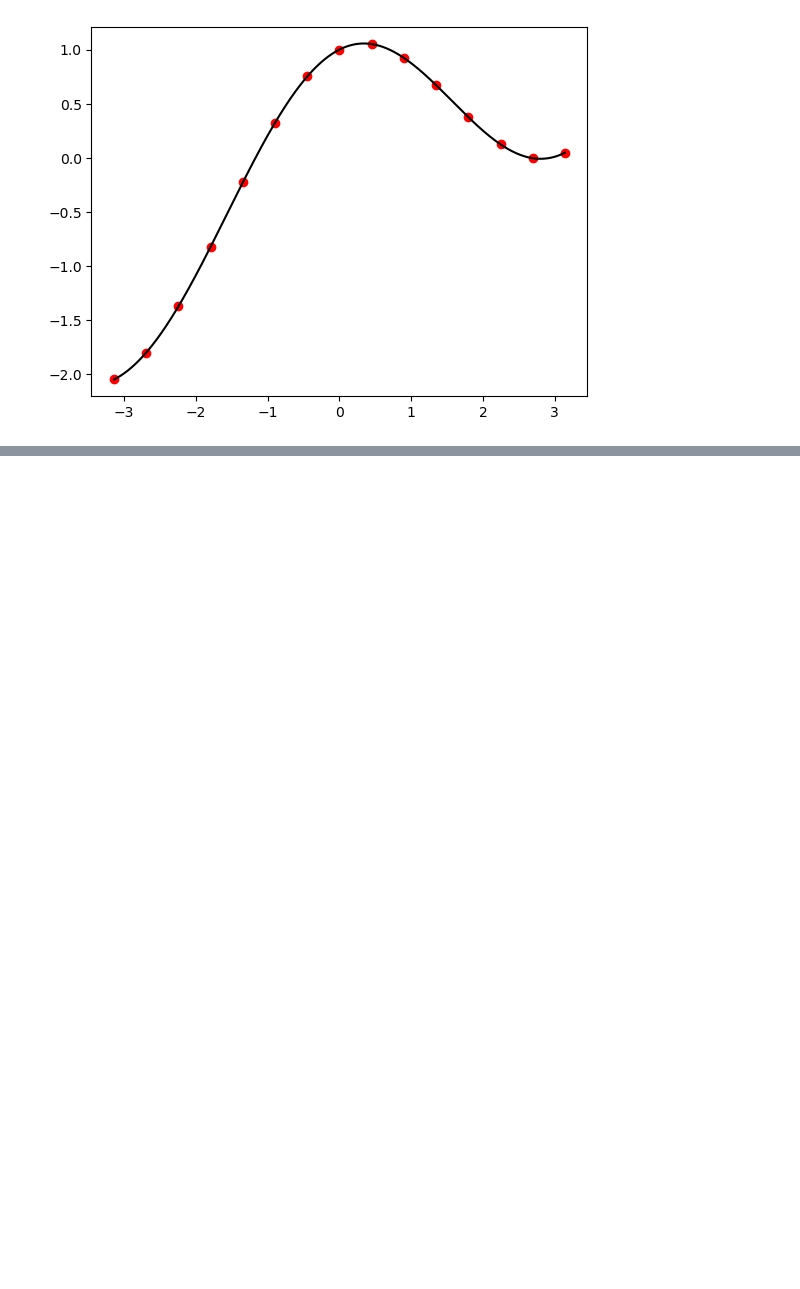
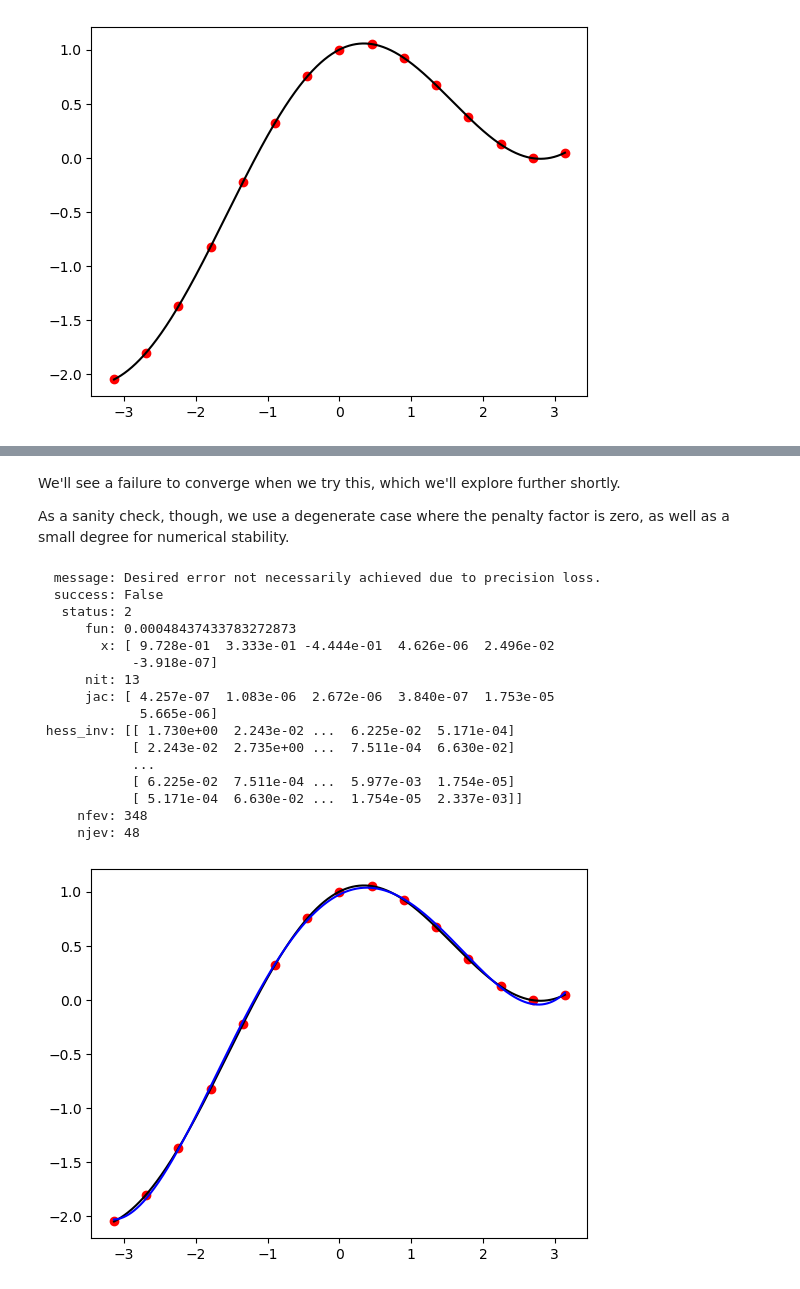
Before and after one commit to OllieHenry/overparametrized, a Jupyter notebook: demo.ipynb, the cells around one changed output, grey strips where cells are left out. Saved outputs shown, nothing was run; the diff lists cells and outputs as text; code cells hidden in the pictures; blank space fills up the shorter version.

```diff
--- a/demo.ipynb
+++ b/demo.ipynb
@@ -46,10 +85,49 @@ plot_unbiased(100)
 # %%
-def plot_biased(n: int) -> None:
+def plot_biased(n: int, penalty_factor: float = 1.0, gamma = 1.1) -> None:
     poly_n = PolynomialFeatures(degree=n)
     X_sample_poly_n = poly_n.fit_transform(X_sample.reshape(-1,1))
     X_full_poly_n = poly_n.fit_transform(X_full.reshape(-1,1))
-    lin = LinearRegression().fit(X_sample_poly_n, Y_true_sample)
-    Y_pred_full = lin.predict(X_full_poly_n)
+
+    def loss(theta):
+        predictions = X_sample_poly_n @ theta
+        mse = ((predictions - Y_true_sample) ** 2).mean()
+
+        weights = (gamma ** np.arange(len(theta))) * penalty_factor
+        regularization = (weights * theta).sum()
+
+        return mse + regularization
+
+    theta0 = np.zeros(X_sample_poly_n.shape[1])
+
+    res = minimize(loss, theta0)
+    theta_opt = res.x
+
+    Y_pred_full = X_full_poly_n @ theta_opt
     plt.plot(X_full, Y_true_full, color='black')
     plt.scatter(X_sample, Y_true_sample, color='red')
     plt.plot(X_full, Y_pred_full, color='blue')
+    print(res)
+# %% [markdown]
+We'll see a failure to converge when we try this, which we'll explore further shortly.
+
+As a sanity check, though, we use a degenerate case where the penalty factor is zero, as well as a small degree for numerical stability.
+# %%
+plot_biased(5, 0.0, 1.01)
+# %% [output]
+  message: Desired error not necessarily achieved due to precision loss.
+  success: False
+   status: 2
+      fun: 0.00048437433783272873
+        x: [ 9.728e-01  3.333e-01 -4.444e-01  4.626e-06  2.496e-02
+            -3.918e-07]
+      nit: 13
+      jac: [ 4.257e-07  1.083e-06  2.672e-06  3.840e-07  1.753e-05
+             5.665e-06]
+ hess_inv: [[ 1.730e+00  2.243e-02 ...  6.225e-02  5.171e-04]
+            [ 2.243e-02  2.735e+00 ...  7.511e-04  6.630e-02]
+            ...
+            [ 6.225e-02  7.511e-04 ...  5.977e-03  1.754e-05]
+            [ 5.171e-04  6.630e-02 ...  1.754e-05  2.337e-03]]
+     nfev: 348
+     njev: 48
+[figure, added]
```
Also changed, not shown: parts of 19 cells of this notebook, 2 other files.
